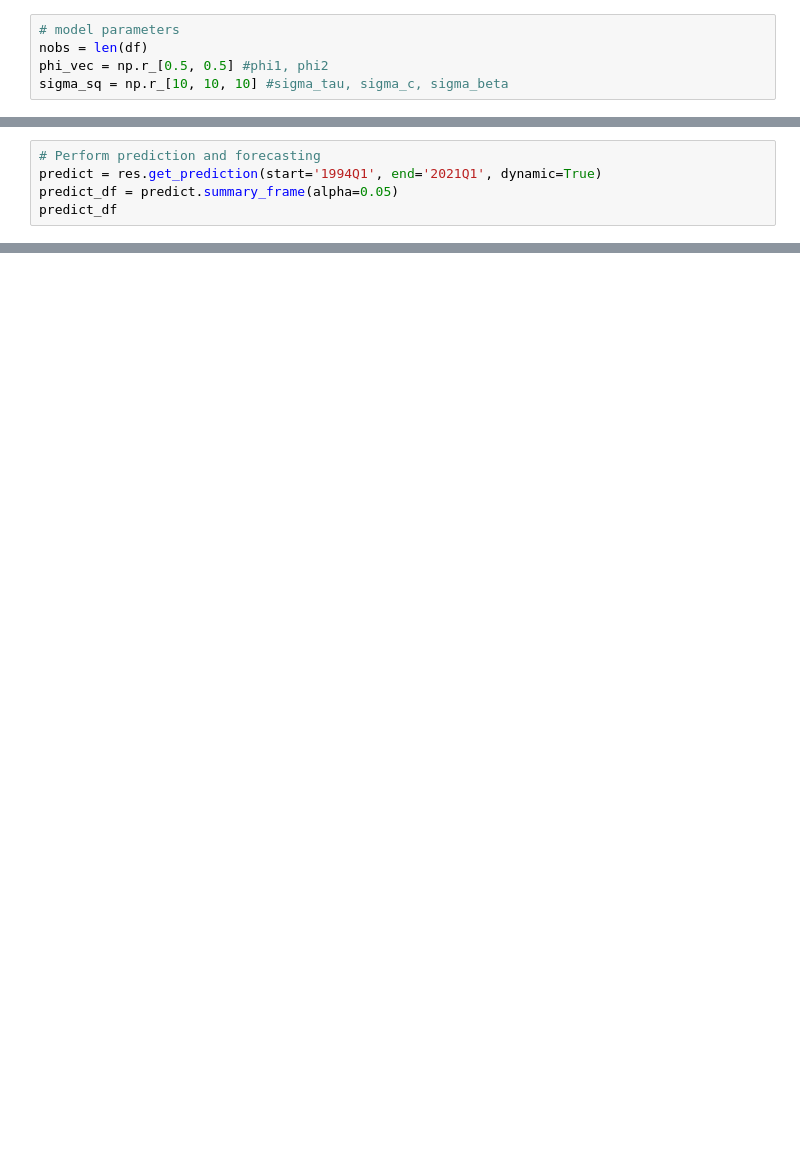
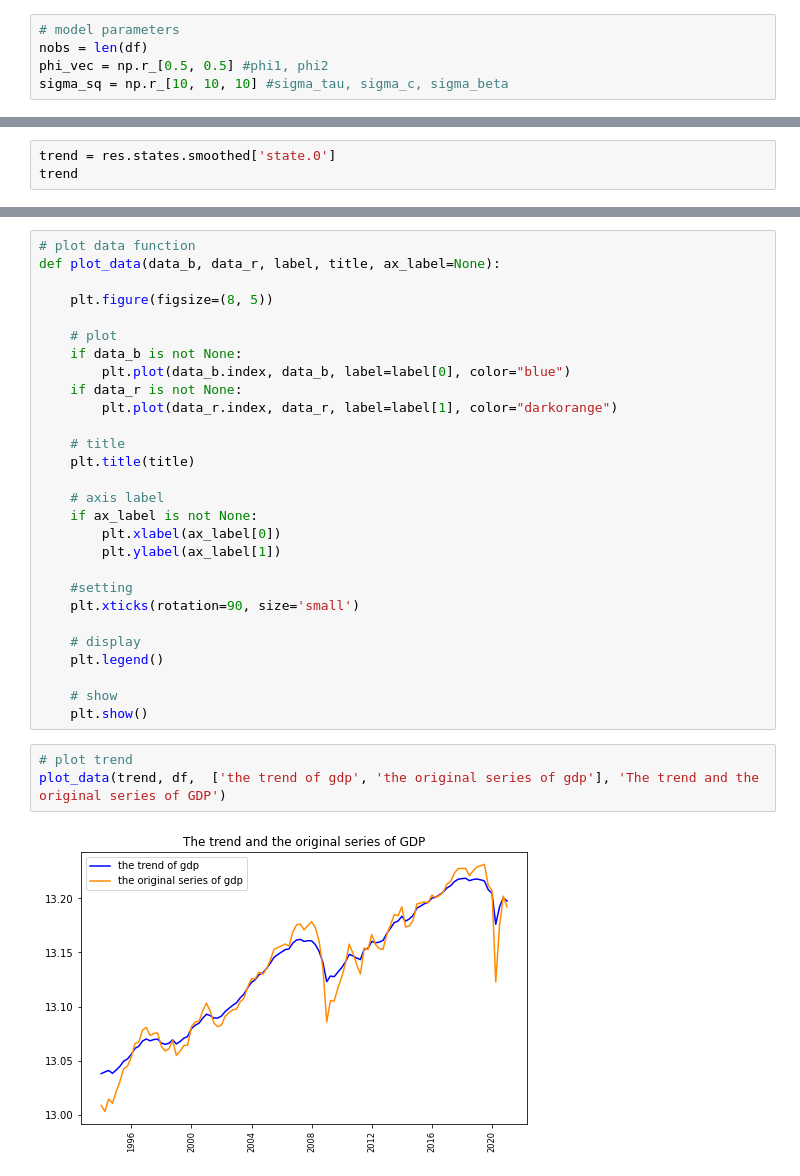
Before and after one commit to kmrnykgbn/empirical-macroeconomics, a Jupyter notebook: time_series_analysis/src/StateSpaceModel.ipynb, the cells around one changed output, grey strips where cells are left out. Saved outputs shown, nothing was run; the diff lists cells and outputs as text; blank space fills up the shorter version.

Commit message:
add a smoothed graph

```diff
--- a/time_series_analysis/src/StateSpaceModel.ipynb
+++ b/time_series_analysis/src/StateSpaceModel.ipynb
@@ -121,6 +122,4 @@ Warnings:
 # %%
-# Perform prediction and forecasting
-predict = res.get_prediction(start='1994Q1', end='2021Q1', dynamic=True)
-predict_df = predict.summary_frame(alpha=0.05)
-predict_df
+trend = res.states.smoothed['state.0']
+trend
 # %% [output]
@@ -139,0 +154,33 @@ predict_df
+# %%
+# plot data function
+def plot_data(data_b, data_r, label, title, ax_label=None):
+
+    plt.figure(figsize=(8, 5))
+
+    # plot
+    if data_b is not None:
+        plt.plot(data_b.index, data_b, label=label[0], color="blue")
+    if data_r is not None:
+        plt.plot(data_r.index, data_r, label=label[1], color="darkorange")
+
+    # title
+    plt.title(title)
+
+    # axis label
+    if ax_label is not None:
+        plt.xlabel(ax_label[0])
+        plt.ylabel(ax_label[1])
+
+    #setting
+    plt.xticks(rotation=90, size='small')
+
+    # display
+    plt.legend()
+
+    # show
+    plt.show()
+# %%
+# plot trend
+plot_data(trend, df,  ['the trend of gdp', 'the original series of gdp'], 'The trend and the original series of GDP')
+# %% [output]
+[figure, added]
```
Also changed, not shown: parts of 7 cells of this notebook.
